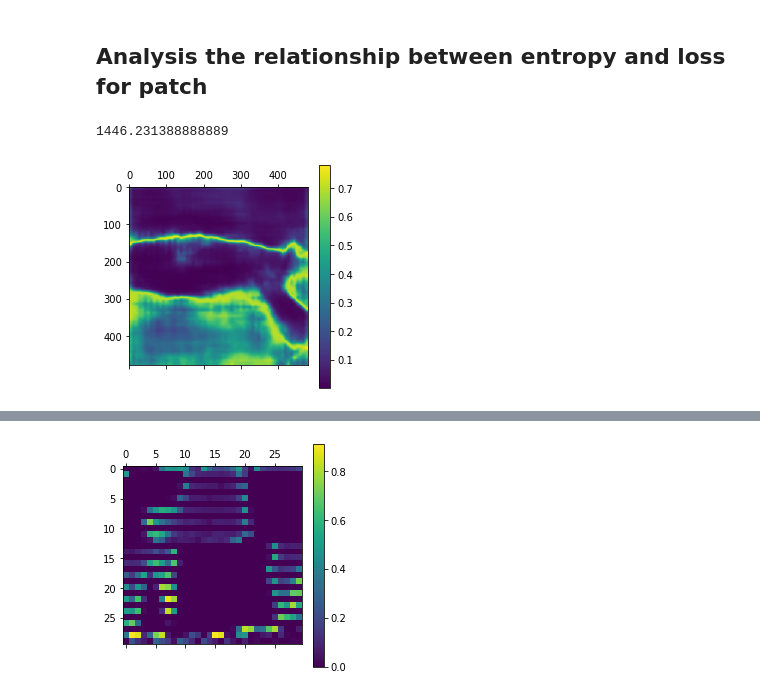
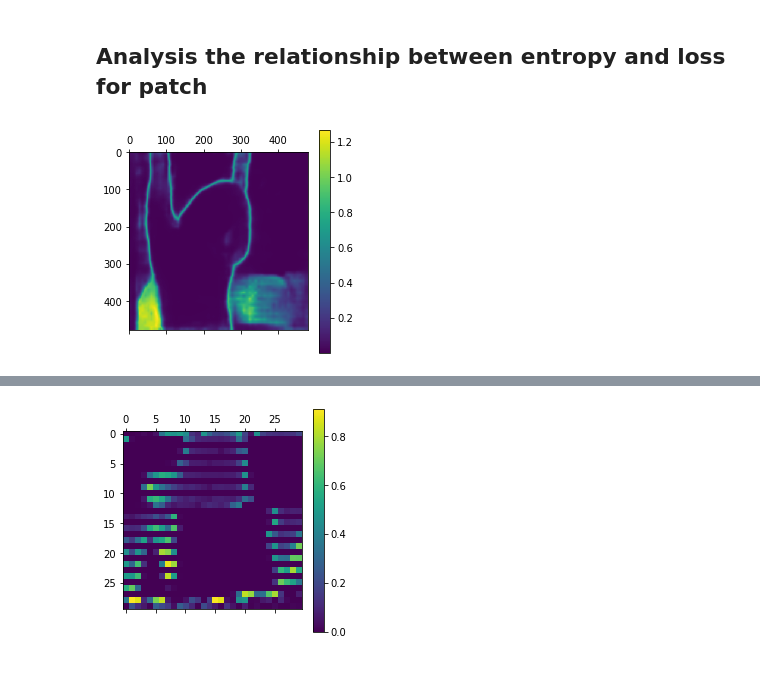
Before and after one commit to susanbao/ViT-pytorch, a Jupyter notebook: inference_patch_loss.ipynb, the cells around one changed output, grey strips where cells are left out. Drawn from its saved outputs; the diff is of its cells as text; code cells hidden in the pictures.

```diff
--- a/inference_patch_loss.ipynb
+++ b/inference_patch_loss.ipynb
@@ -113,20 +113,20 @@ json_object = {"losses":estimate_loss_list.tolist()}
 write_one_results(json_object, store_path)
 # %% [markdown]
 ## Analysis the relationship between entropy and loss for patch
-# %%
-5206433 / 3600
-# %% [output]
-1446.231388888889
 # %%
-image_index = 88
+def display(losses):
+    plt.matshow(losses)
+    plt.colorbar()
+    plt.show()
+image_index = 1446
 feature_dir = "/workspace/pytorch-segmentation/pro_data/PSPNet_VOC/val/output/"
 file_name = str(image_index // 8) + ".npy"
 image_loc = image_index % 8
 one_result = np_read_with_tensor_output(feature_dir + file_name)
 feature = one_result[image_loc]
 feature = F.softmax(feature, dim=0)
 entropy = torch.sum(torch.mul(-feature, torch.log(feature + 1e-20)), dim=0).unsqueeze(dim=0)
 display(entropy[0])
 # %% [output]
-[figure, old version]
+[figure, new version]
 # %%
```
Also changed, not shown: parts of 3 cells of this notebook.
